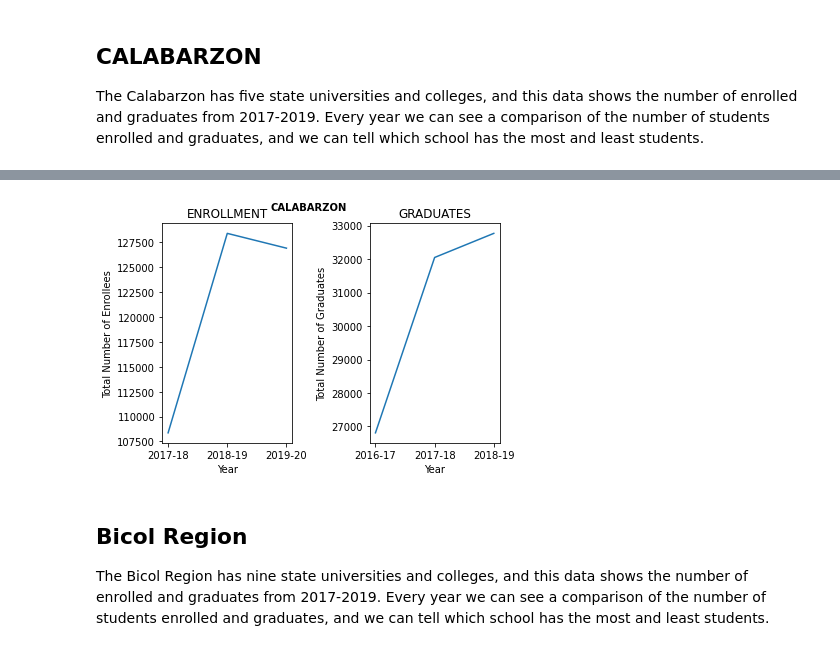
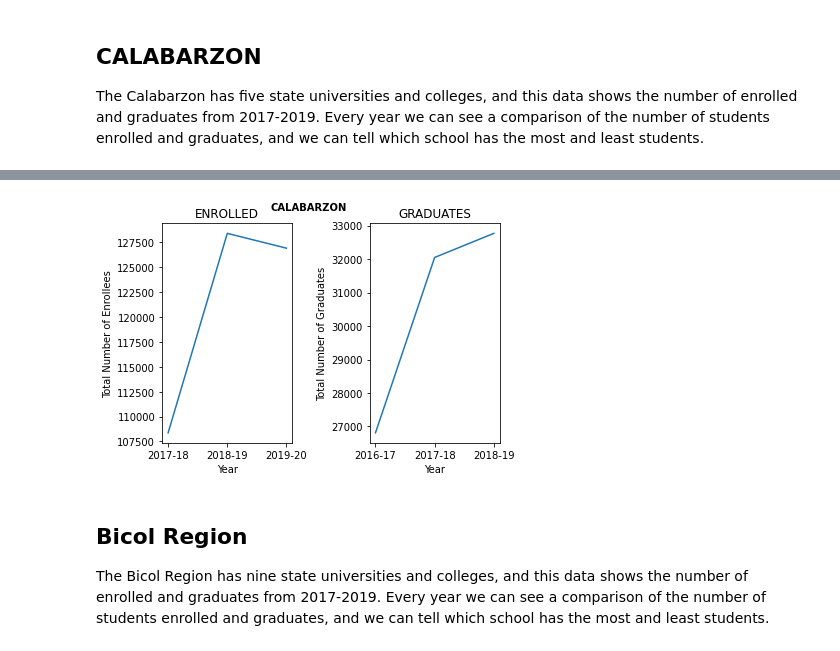
Before and after one commit to GlennBSIT3205/IT-BA-3205_Coalesce, a Jupyter notebook: Education in the Philippines Visualization.ipynb, the cells around one changed output, grey strips where cells are left out. Saved outputs shown, nothing was run; the diff lists cells and outputs as text; code cells hidden in the pictures.

```diff
--- a/Education in the Philippines Visualization.ipynb
+++ b/Education in the Philippines Visualization.ipynb
@@ -259,27 +259,27 @@ display(df.iloc[25:30])
 # %%
 import matplotlib.pyplot as plt
 import numpy as np
 #plot 1:
 x = np.array(["2017-18", "2018-19", "2019-20"])
 y = np.array([108368, 128410	,126924 ])
 plt.subplot(1, 2, 1)
 plt.plot(x,y)
 plt.xlabel("Year")
 plt.ylabel("Total Number of Enrollees")
-plt.title("ENROLLMENT")
+plt.title("ENROLLED")
 #plot 2:
 x= np.array(["2016-17", "2017-18", "2018-19"])
 y = np.array([26810	,32049 , 32769])
 plt.subplot(1, 2, 2)
 plt.plot(x,y)
 plt.xlabel("Year")
 plt.ylabel("Total Number of Graduates")
 plt.title("GRADUATES")
 plt.suptitle("CALABARZON", fontsize =10,fontweight ='bold')
 plt.tight_layout()
 plt.show()
 # %% [output]
-[figure, old version]
+[figure, new version]
 # %% [markdown]
 ## **Bicol Region**
 The Bicol Region has nine state universities and colleges, and this data shows the number of enrolled and graduates from 2017-2019. Every year we can see a comparison of the number of students enrolled and graduates, and we can tell which school has the most and least students.
```
Also changed, not shown: parts of 19 cells of this notebook.
